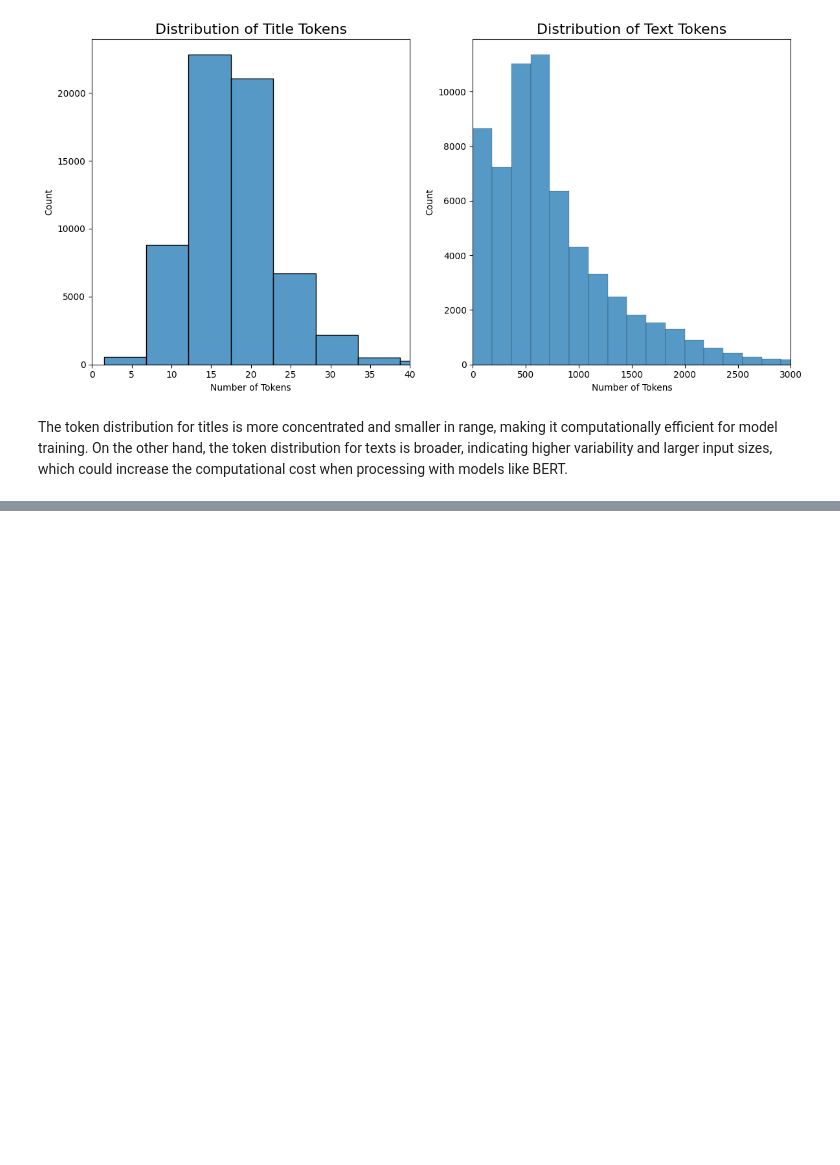
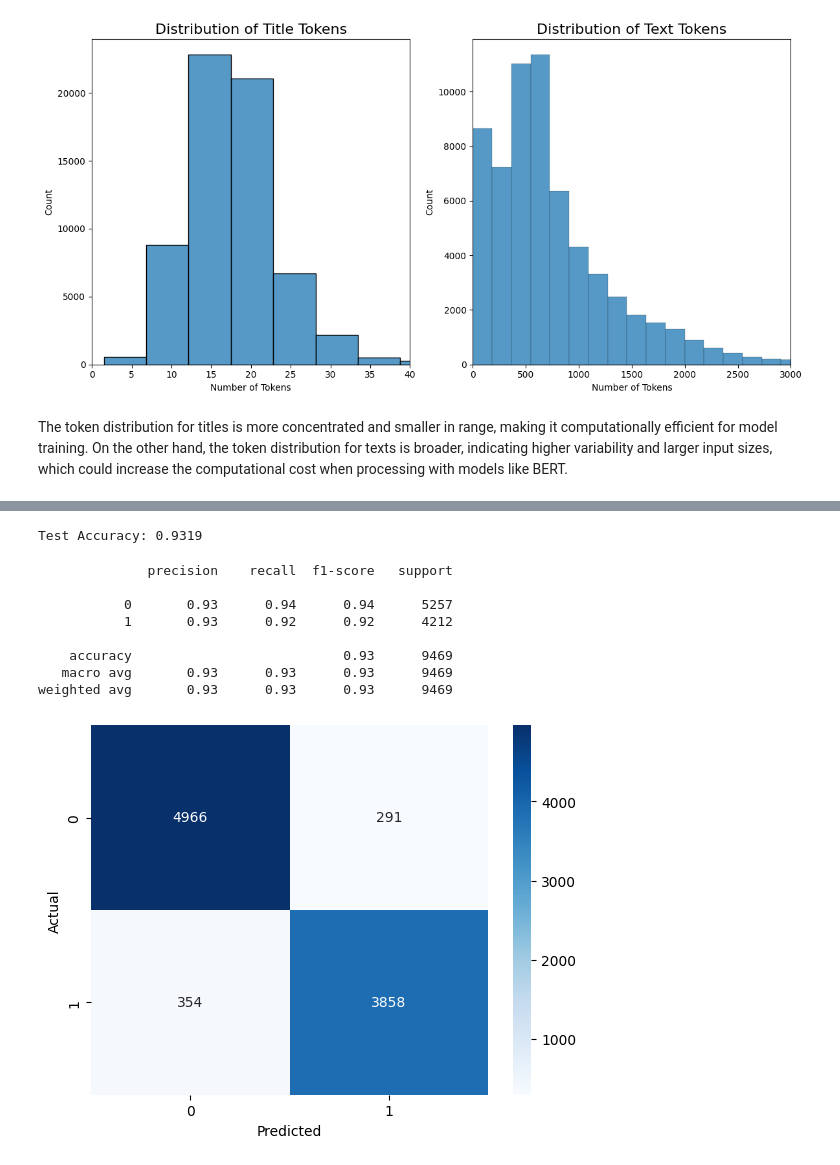
Before and after one commit to yejinPARK48/VerifyNews_using_BERT, a Jupyter notebook: FakeNews_Code.ipynb, the cells around one changed output, grey strips where cells are left out. Drawn from its saved outputs; the diff is of its cells as text; code cells hidden in the pictures; blank space fills up the shorter version.

Commit message:
Implemented BERT and evaluated

```diff
--- a/FakeNews_Code.ipynb
+++ b/FakeNews_Code.ipynb
@@ -3,5 +5,6 @@
 # %%
 import pandas as pd
 
-data = pd.read_csv("C:/Users/my/Desktop/WELFake_Dataset.csv")
+# 데이터 읽기
+data = pd.read_csv("/content/WELFake_Dataset.csv")
 # %% [markdown]
@@ -273,0 +250,11 @@ plt.show()
+# %%
+from transformers import BertForSequenceClassification
+import torch
+
+# BERT 모델 정의
+device = torch.device("cuda" if torch.cuda.is_available() else "cpu")
+model = BertForSequenceClassification.from_pretrained(
+    "bert-base-uncased", # 사전학습된 모델
+    num_labels=2  # 이진 분류의 경우
+)
+model.to(device)
@@ -273,0 +326,41 @@ plt.show()
+# %%
+# 테스트 데이터 정확도 확인
+model.eval()
+test_preds, test_labels_list = [], []
+with torch.no_grad():
+    for batch in test_loader:
+        input_ids, attention_mask, labels = tuple(t.to(device) for t in batch)
+        outputs = model(input_ids=input_ids, attention_mask=attention_mask)
+        logits = outputs.logits
+        test_preds.extend(torch.argmax(logits, axis=1).cpu().numpy())
+        test_labels_list.extend(labels.cpu().numpy())
+
+from sklearn.metrics import accuracy_score
+test_accuracy = accuracy_score(test_labels_list, test_preds)
+print(f"Test Accuracy: {test_accuracy:.4f}")
+# %% [output]
+Test Accuracy: 0.9319
+# %%
+from sklearn.metrics import classification_report, confusion_matrix
+import seaborn as sns
+import matplotlib.pyplot as plt
+
+# 성능 보고서 출력
+print(classification_report(test_labels_list, test_preds))
+
+# Confusion Matrix 시각화
+cm = confusion_matrix(test_labels_list, test_preds)
+sns.heatmap(cm, annot=True, fmt="d", cmap="Blues")
+plt.xlabel("Predicted")
+plt.ylabel("Actual")
+plt.show()
+# %% [output]
+              precision    recall  f1-score   support
+
+           0       0.93      0.94      0.94      5257
+           1       0.93      0.92      0.92      4212
+
+    accuracy                           0.93      9469
+   macro avg       0.93      0.93      0.93      9469
+weighted avg       0.93      0.93      0.93      9469
+[figure, added]
```
Also changed, not shown: parts of 17 cells of this notebook.
